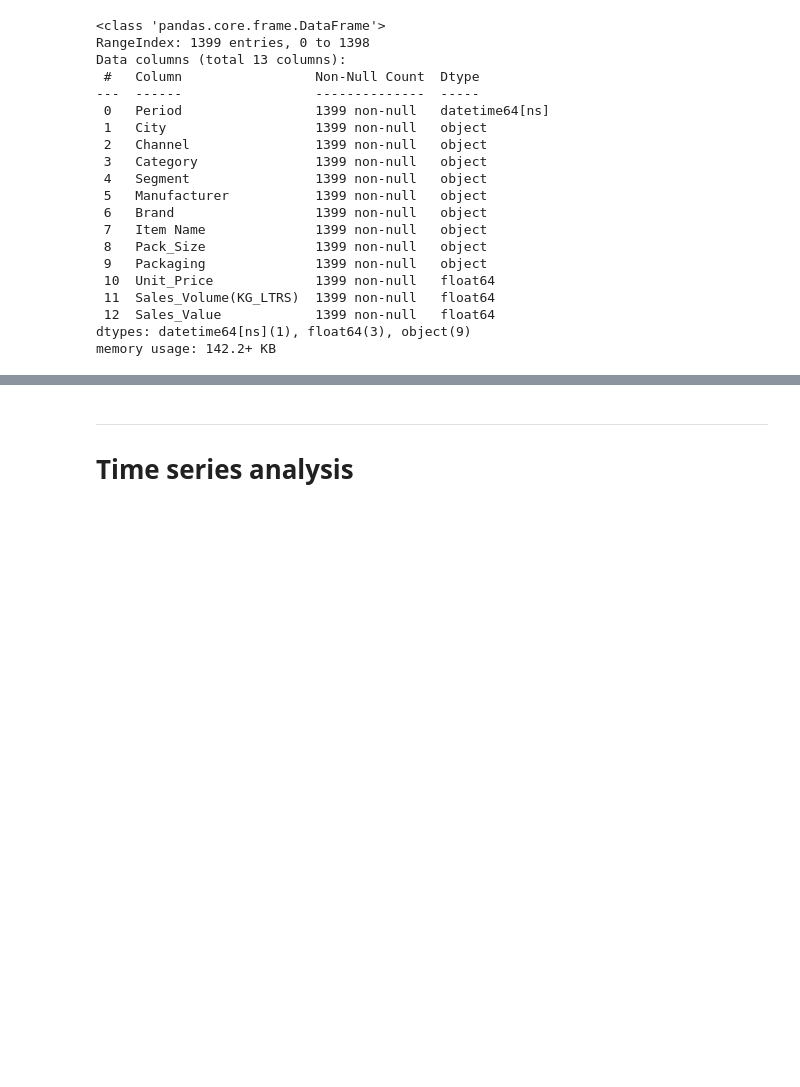
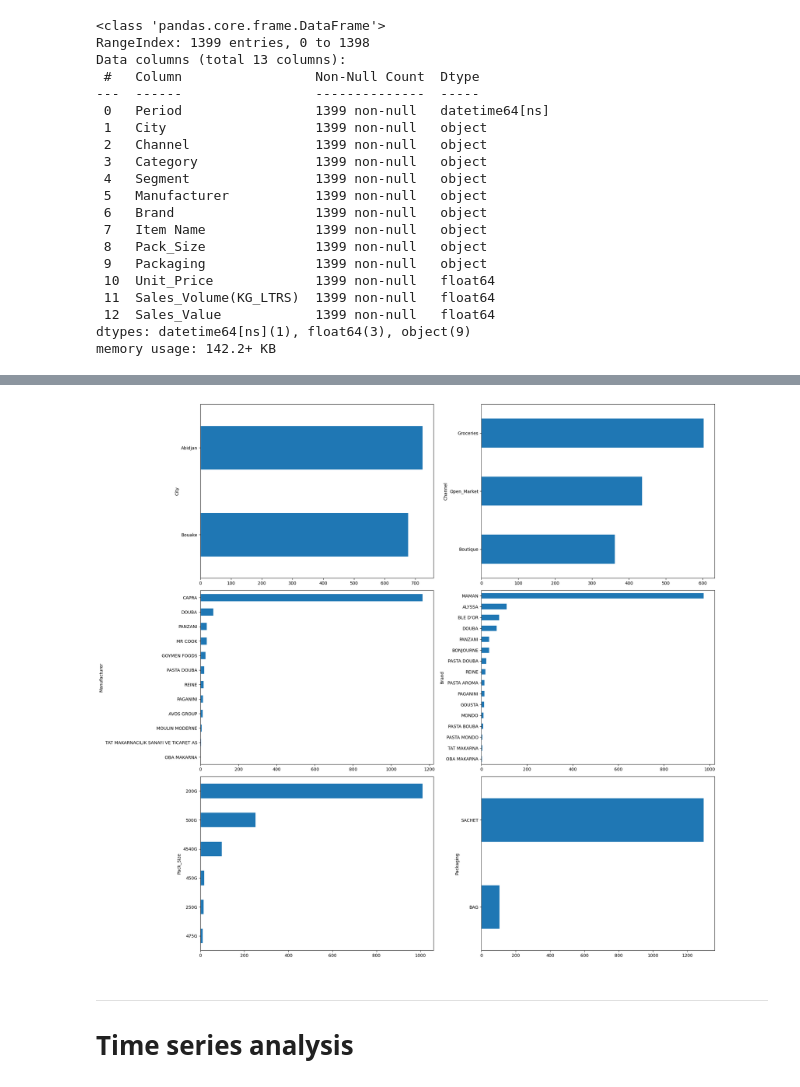
Before and after one commit to jude-san/indabax_hackathon12, a Jupyter notebook: Items_EDA.ipynb, the cells around one changed output, grey strips where cells are left out. Drawn from its saved outputs; the diff is of its cells as text; code cells hidden in the pictures; blank space fills up the shorter version.

Commit message:
Plot bar graphs for categorical variables

```diff
--- a/Items_EDA.ipynb
+++ b/Items_EDA.ipynb
@@ -95,6 +95,22 @@ df[["Unit_Price", "Sales_Volume(KG_LTRS)", "Sales_Value"]].describe().T
 | Unit_Price | 1399.0 | 2.684607e+02 | 4.569254e+02 | 71.25 | 9.975000e+01 | 1.140000e+02 | 1.995000e+02 | 2.565000e+03 |
 | Sales_Volume(KG_LTRS) | 1399.0 | 2.641268e+04 | 4.703687e+04 | 0.00 | 2.923001e+03 | 8.701368e+03 | 2.595005e+04 | 3.805030e+05 |
 | Sales_Value | 1399.0 | 1.059318e+07 | 1.911985e+07 | 0.00 | 1.060202e+06 | 3.495150e+06 | 1.021645e+07 | 1.389422e+08 |
+# %%
+fig, ax = plt.subplots(3, 2, figsize=(20, 18))
+
+# Flatten the axes array
+ax = ax.flatten()
+
+df["City"].value_counts().sort_values().plot(kind="barh", ax=ax[0])
+df["Channel"].value_counts().sort_values().plot(kind="barh", ax=ax[1])
+df["Manufacturer"].value_counts().sort_values().plot(kind="barh", ax=ax[2])
+df["Brand"].value_counts().sort_values().plot(kind="barh", ax=ax[3])
+df["Pack_Size"].value_counts().sort_values().plot(kind="barh", ax=ax[4])
+df["Packaging"].value_counts().sort_values().plot(kind="barh", ax=ax[5])
+# Adjust layout to prevent overlap
+plt.tight_layout()
+# %% [output]
+[figure, added]
 # %% [markdown]
 ***
 # Time series analysis
```
